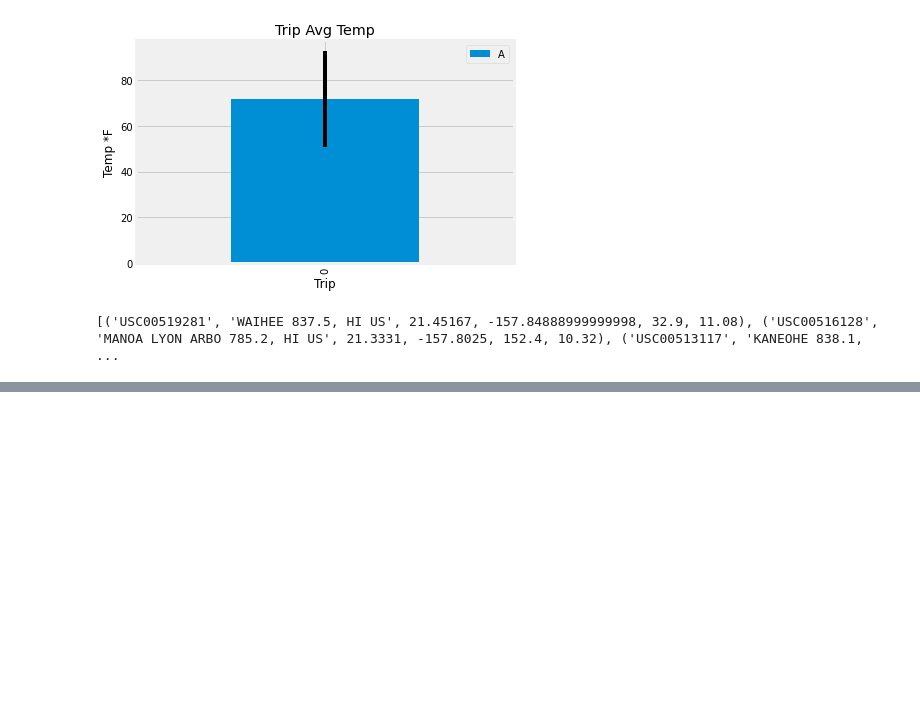
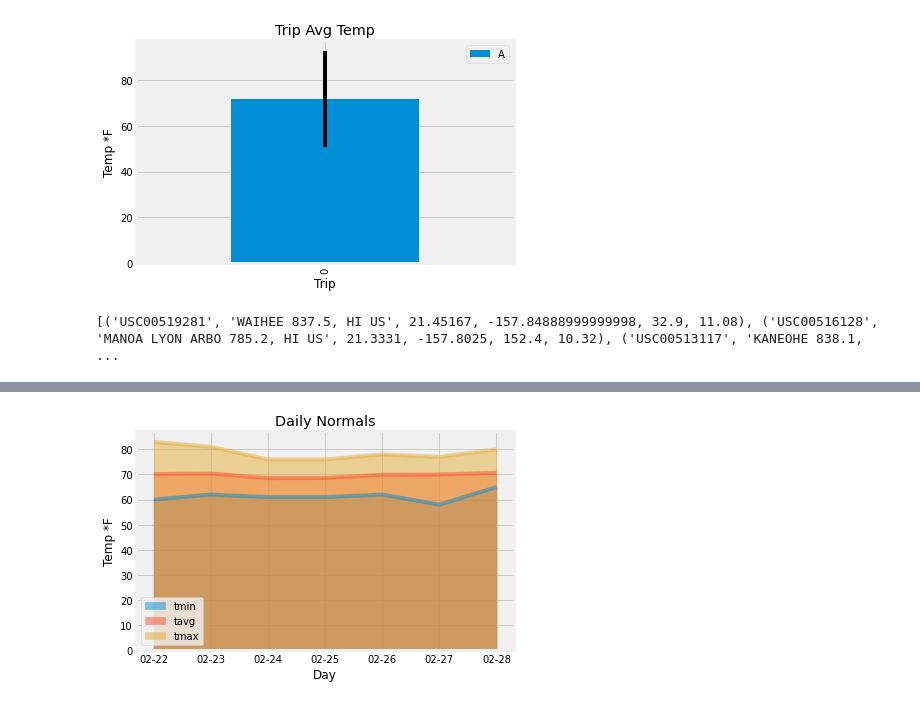
Before and after one commit to rarconaut/sqlalchemy-challenge, a Jupyter notebook: climate_starter.ipynb, the cells around one changed output, grey strips where cells are left out. Saved outputs shown, nothing was run; the diff lists cells and outputs as text; code cells hidden in the pictures; blank space fills up the shorter version.

Commit message:
Continuing working on daily_normals, saving my work.

```diff
--- a/climate_starter.ipynb
+++ b/climate_starter.ipynb
@@ -331,11 +337,19 @@ daily_normals("01-01")
 # %%
 # calculate the daily normals for your trip
 # push each tuple of calculations into a list called `normals`
+normals = []
 
 # Set the start and end date of the trip
+start = dt.datetime(2021, 2, 22)
+end = dt.datetime(2021, 3, 5)
 
 # Use the start and end date to create a range of dates
+start.strftime("%m-%d")
+end.strftime("%m-%d")
+# Stip off the year and save a list of %m-%d strings
+trip_dates = pd.date_range(start="2021-02-22",end="2021-03-05") #['02-22', '02-23','02-24','02-25','02-26','02-27','02-28','03-01']
+# Loop through the list of %m-%d strings and calculate the normals for each date
+for d in trip_dates:
+    normals.append(list(np.ravel(daily_normals(d))))
 
-# Stip off the year and save a list of %m-%d strings
-
-# Loop through the list of %m-%d strings and calculate the normals for each date
+normals
@@ -342,2 +361,5 @@ daily_normals("01-01")
 # %%
 # Load the previous query results into a Pandas DataFrame and add the `trip_dates` range as the `date` index
+normals_df = pd.DataFrame(normals, columns=['tmin', 'tavg','tmax'])
+normals_df.set_index(pd.Index(trip_dates), 'date', inplace=True)
+normals_df
@@ -344,2 +375,12 @@ daily_normals("01-01")
 # %%
 # Plot the daily normals as an area plot with `stacked=False`
+normals_df.plot(kind='area', stacked=False)
+plt.title('Daily Normals')
+plt.xlabel('Day')
+plt.ylabel('Temp *F')
+
+
+plt.tight_layout()
+plt.show()
+# %% [output]
+[figure, added]
```
Also changed, not shown: parts of 5 cells of this notebook.
